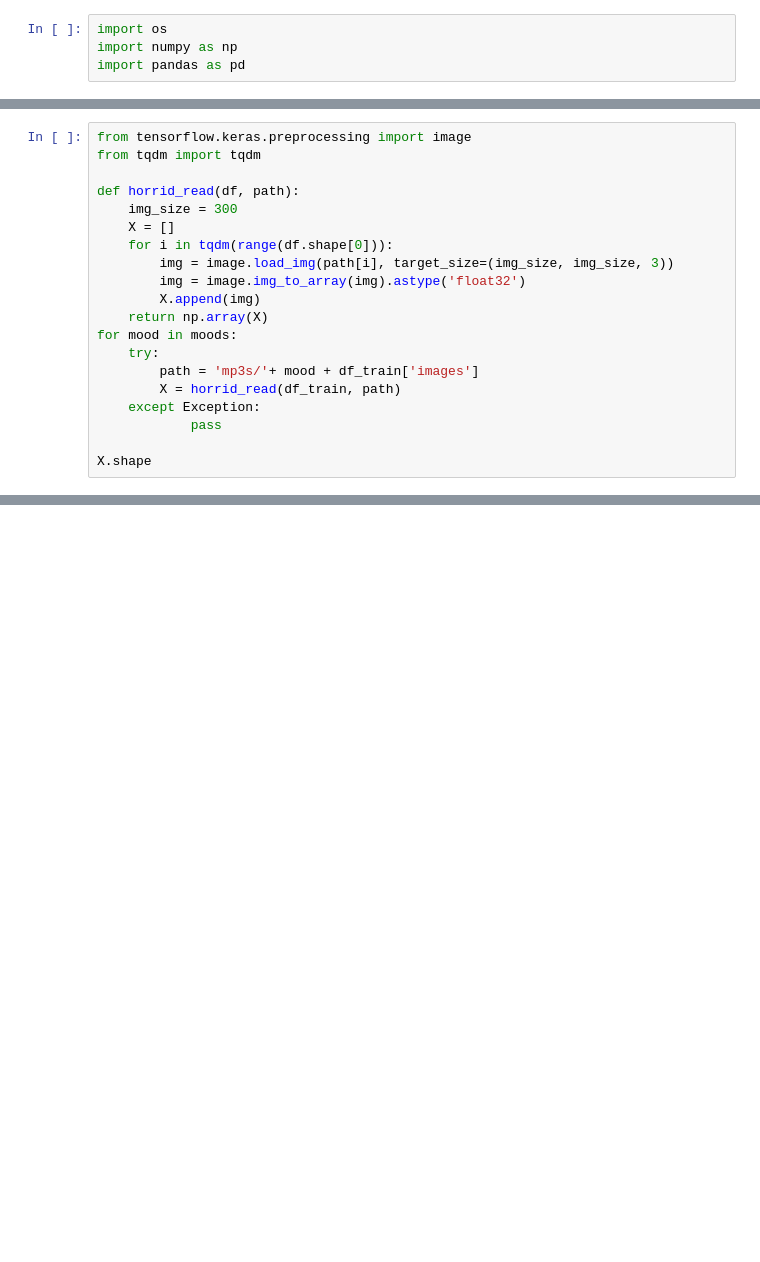
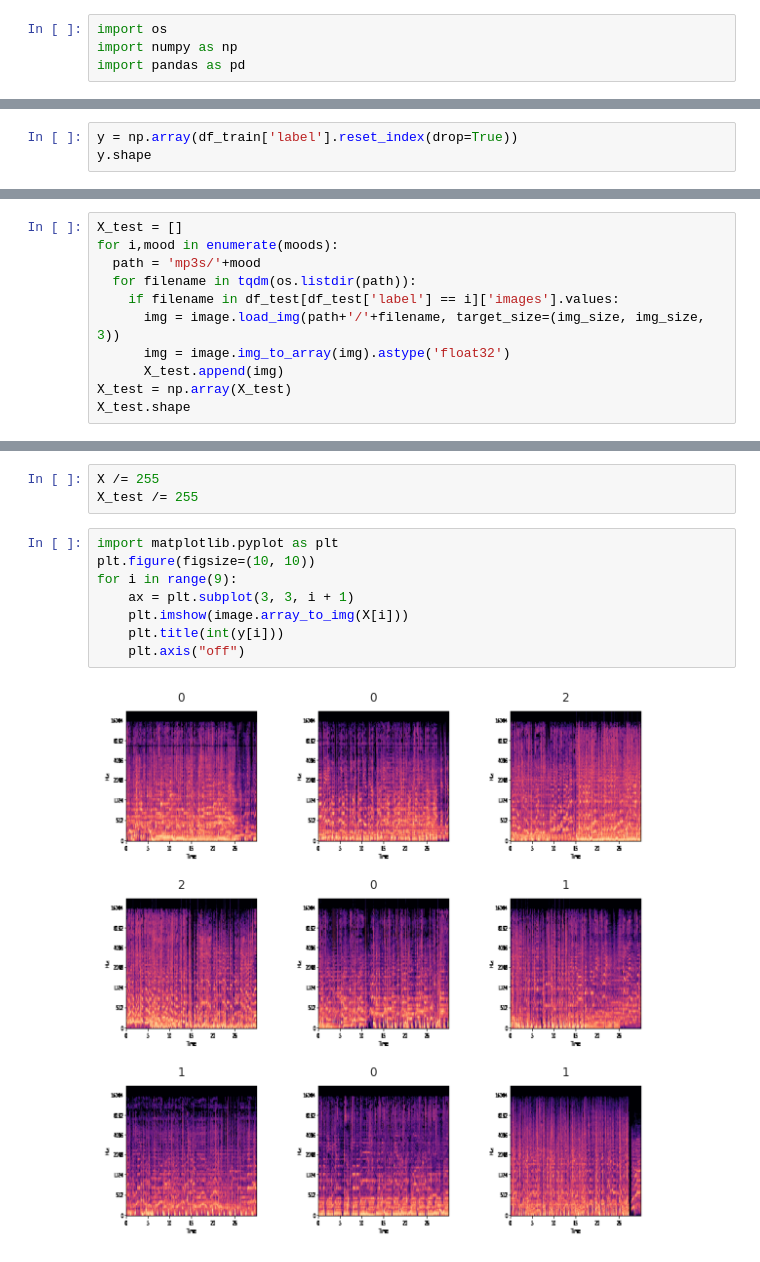
Before and after one commit to burchcatwit/Mood_Prediction, a Jupyter notebook: vgg_model.ipynb, the cells around one changed output, grey strips where cells are left out. Cells and saved outputs as stored; diff of their text form; blank space fills up the shorter version.

```diff
--- a/vgg_model.ipynb
+++ b/vgg_model.ipynb
@@ -88,21 +102,4 @@ Name: label, Length: 500, dtype: int64
 # %%
-from tensorflow.keras.preprocessing import image
-from tqdm import tqdm
-
-def horrid_read(df, path):
-    img_size = 300
-    X = []
-    for i in tqdm(range(df.shape[0])):
-        img = image.load_img(path[i], target_size=(img_size, img_size, 3))
-        img = image.img_to_array(img).astype('float32')
-        X.append(img)
-    return np.array(X)
-for mood in moods:
-    try:
-        path = 'mp3s/'+ mood + df_train['images']
-        X = horrid_read(df_train, path)
-    except Exception:
-            pass
-
-X.shape
+y = np.array(df_train['label'].reset_index(drop=True))
+y.shape
 # %% [output]
@@ -109,0 +107,11 @@ ImportError: generic_type: type "TransactionToken" is already registered!
+# %%
+X_test = []
+for i,mood in enumerate(moods):
+  path = 'mp3s/'+mood
+  for filename in tqdm(os.listdir(path)):
+    if filename in df_test[df_test['label'] == i]['images'].values:
+      img = image.load_img(path+'/'+filename, target_size=(img_size, img_size, 3))
+      img = image.img_to_array(img).astype('float32')
+      X_test.append(img)
+X_test = np.array(X_test)
+X_test.shape
@@ -109,0 +125,13 @@ ImportError: generic_type: type "TransactionToken" is already registered!
+# %%
+X /= 255
+X_test /= 255
+# %%
+import matplotlib.pyplot as plt
+plt.figure(figsize=(10, 10))
+for i in range(9):
+    ax = plt.subplot(3, 3, i + 1)
+    plt.imshow(image.array_to_img(X[i]))
+    plt.title(int(y[i]))
+    plt.axis("off")
+# %% [output]
+[figure, added]
```
Also changed, not shown: parts of 20 cells of this notebook.
